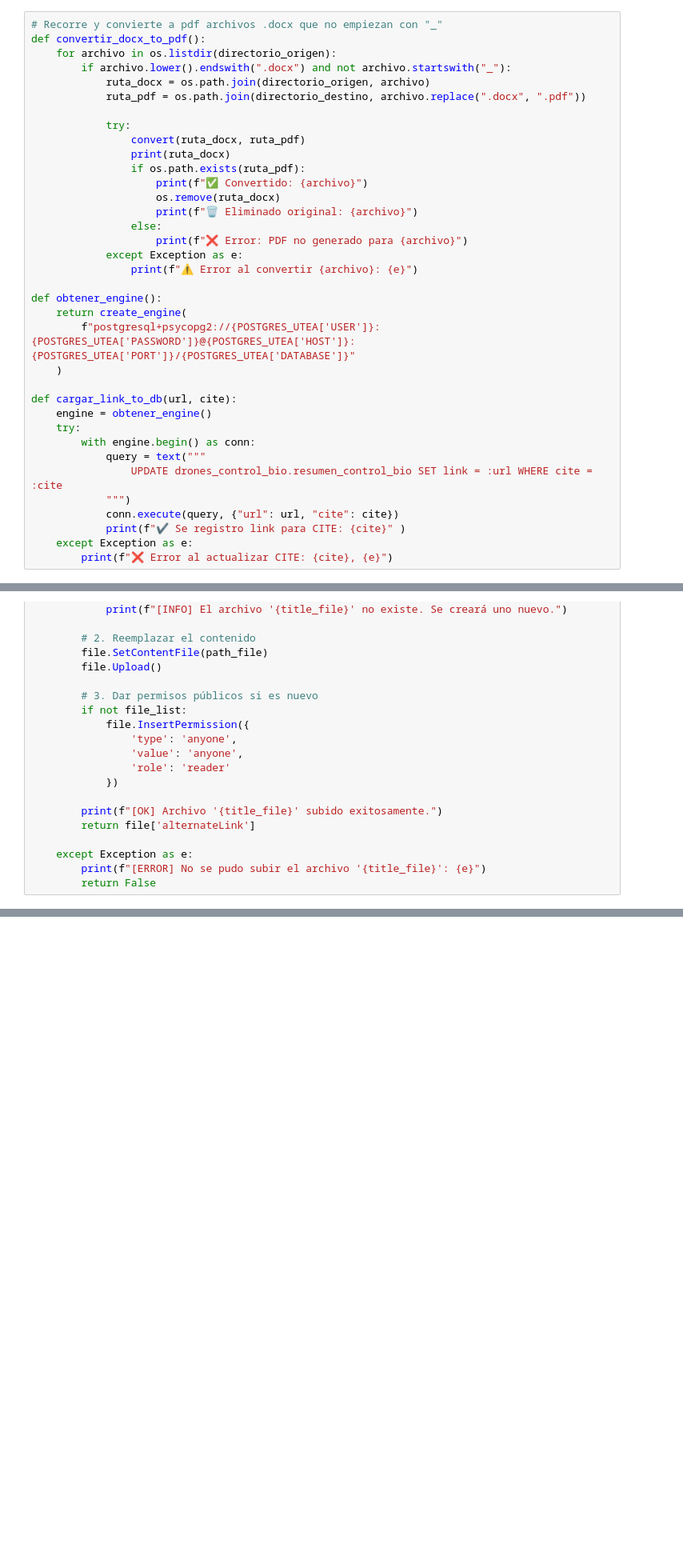
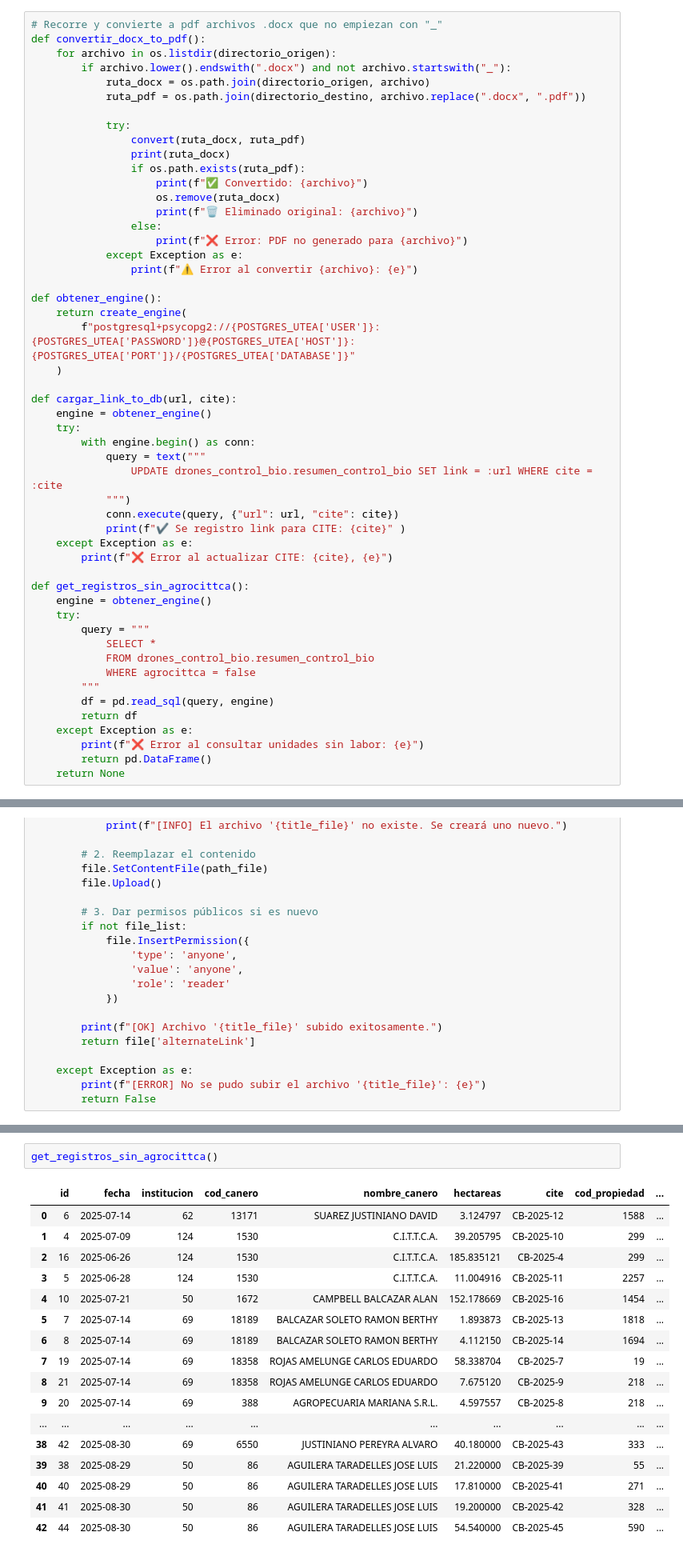
Before and after one commit to bismarksr17/utea_scripts, a Jupyter notebook: _gestion_de_informes/_procesar_informes_liberacion.ipynb, the cells around one changed output, grey strips where cells are left out. Shown at 80% size. Drawn from its saved outputs; the diff is of its cells as text; blank space fills up the shorter version.

```diff
--- a/_gestion_de_informes/_procesar_informes_liberacion.ipynb
+++ b/_gestion_de_informes/_procesar_informes_liberacion.ipynb
@@ -91,6 +92,21 @@ def cargar_link_to_db(url, cite):
             print(f"✔️ Se registro link para CITE: {cite}" )
     except Exception as e:
         print(f"❌ Error al actualizar CITE: {cite}, {e}")
+
+def get_registros_sin_agrocittca():
+    engine = obtener_engine()
+    try:
+        query = """
+            SELECT *
+            FROM drones_control_bio.resumen_control_bio
+            WHERE agrocittca = false
+        """
+        df = pd.read_sql(query, engine)
+        return df
+    except Exception as e:
+        print(f"❌ Error al consultar unidades sin labor: {e}")
+        return pd.DataFrame()
+    return None
 # %%
 convertir_docx_to_pdf()
 # %%
@@ -188,0 +174,20 @@ CB-2025-30
+# %%
+get_registros_sin_agrocittca()
+# %% [output]
+|  | id | fecha | institucion | cod_canero | nombre_canero | hectareas | cite | cod_propiedad | ... |
+| 0 | 6 | 2025-07-14 | 62 | 13171 | SUAREZ JUSTINIANO DAVID | 3.124797 | CB-2025-12 | 1588 | ... |
+| 1 | 4 | 2025-07-09 | 124 | 1530 | C.I.T.T.C.A. | 39.205795 | CB-2025-10 | 299 | ... |
+| 2 | 16 | 2025-06-26 | 124 | 1530 | C.I.T.T.C.A. | 185.835121 | CB-2025-4 | 299 | ... |
+| 3 | 5 | 2025-06-28 | 124 | 1530 | C.I.T.T.C.A. | 11.004916 | CB-2025-11 | 2257 | ... |
+| 4 | 10 | 2025-07-21 | 50 | 1672 | CAMPBELL BALCAZAR ALAN | 152.178669 | CB-2025-16 | 1454 | ... |
+| 5 | 7 | 2025-07-14 | 69 | 18189 | BALCAZAR SOLETO RAMON BERTHY | 1.893873 | CB-2025-13 | 1818 | ... |
+| 6 | 8 | 2025-07-14 | 69 | 18189 | BALCAZAR SOLETO RAMON BERTHY | 4.112150 | CB-2025-14 | 1694 | ... |
+| 7 | 19 | 2025-07-14 | 69 | 18358 | ROJAS AMELUNGE CARLOS EDUARDO | 58.338704 | CB-2025-7 | 19 | ... |
+| 8 | 21 | 2025-07-14 | 69 | 18358 | ROJAS AMELUNGE CARLOS EDUARDO | 7.675120 | CB-2025-9 | 218 | ... |
+| 9 | 20 | 2025-07-14 | 69 | 388 | AGROPECUARIA MARIANA S.R.L. | 4.597557 | CB-2025-8 | 218 | ... |
+| ... | ... | ... | ... | ... | ... | ... | ... | ... | ... |
+| 38 | 42 | 2025-08-30 | 69 | 6550 | JUSTINIANO PEREYRA ALVARO | 40.180000 | CB-2025-43 | 333 | ... |
+| 39 | 38 | 2025-08-29 | 50 | 86 | AGUILERA TARADELLES JOSE LUIS | 21.220000 | CB-2025-39 | 55 | ... |
+| 40 | 40 | 2025-08-29 | 50 | 86 | AGUILERA TARADELLES JOSE LUIS | 17.810000 | CB-2025-41 | 271 | ... |
+| 41 | 41 | 2025-08-30 | 50 | 86 | AGUILERA TARADELLES JOSE LUIS | 19.200000 | CB-2025-42 | 328 | ... |
+| 42 | 44 | 2025-08-30 | 50 | 86 | AGUILERA TARADELLES JOSE LUIS | 54.540000 | CB-2025-45 | 590 | ... |
```
Also changed, not shown: parts of 3 cells of this notebook, 11 other files.
